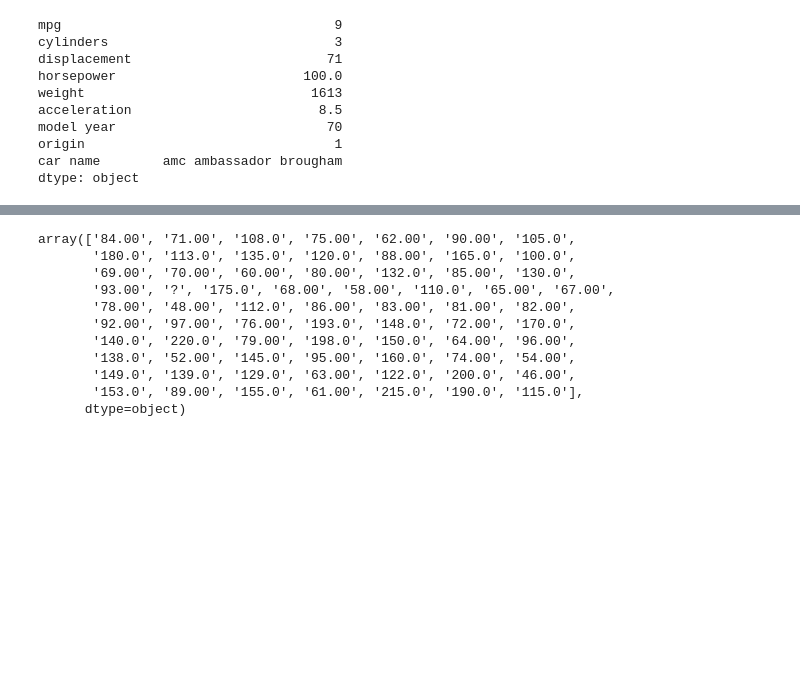
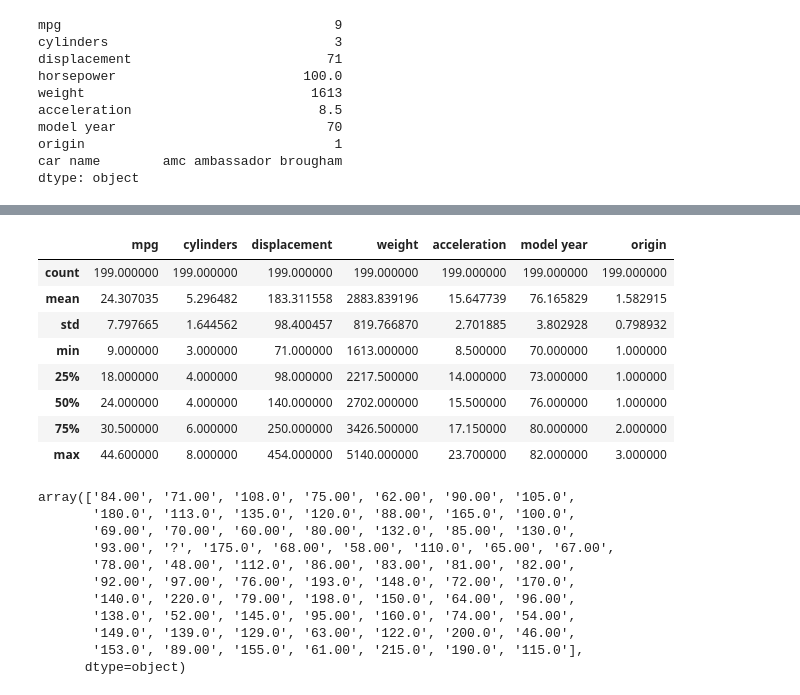
Before and after one commit to huginn-9157/TIL, a Jupyter notebook: Python/Signate_practice1.ipynb, the cells around one changed output, grey strips where cells are left out. Cells and saved outputs as stored; diff of their text form; code cells hidden in the pictures; blank space fills up the shorter version.

```diff
--- a/Python/Signate_practice1.ipynb
+++ b/Python/Signate_practice1.ipynb
@@ -146,6 +146,19 @@ model year                    82
 origin                         3
 car name        vw rabbit custom
 dtype: object
+# %%
+# 確認だけならdescribe()を使うべき
+df.describe()
+# %% [output]
+|  | mpg | cylinders | displacement | weight | acceleration | model year | origin |
+| count | 199.000000 | 199.000000 | 199.000000 | 199.000000 | 199.000000 | 199.000000 | 199.000000 |
+| mean | 24.307035 | 5.296482 | 183.311558 | 2883.839196 | 15.647739 | 76.165829 | 1.582915 |
+| std | 7.797665 | 1.644562 | 98.400457 | 819.766870 | 2.701885 | 3.802928 | 0.798932 |
+| min | 9.000000 | 3.000000 | 71.000000 | 1613.000000 | 8.500000 | 70.000000 | 1.000000 |
+| 25% | 18.000000 | 4.000000 | 98.000000 | 2217.500000 | 14.000000 | 73.000000 | 1.000000 |
+| 50% | 24.000000 | 4.000000 | 140.000000 | 2702.000000 | 15.500000 | 76.000000 | 1.000000 |
+| 75% | 30.500000 | 6.000000 | 250.000000 | 3426.500000 | 17.150000 | 80.000000 | 2.000000 |
+| max | 44.600000 | 8.000000 | 454.000000 | 5140.000000 | 23.700000 | 82.000000 | 3.000000 |
 # %%
 # 馬力がおかしい
 df['horsepower'].unique()
```
Also changed, not shown: parts of 10 cells of this notebook, 1 other file.
